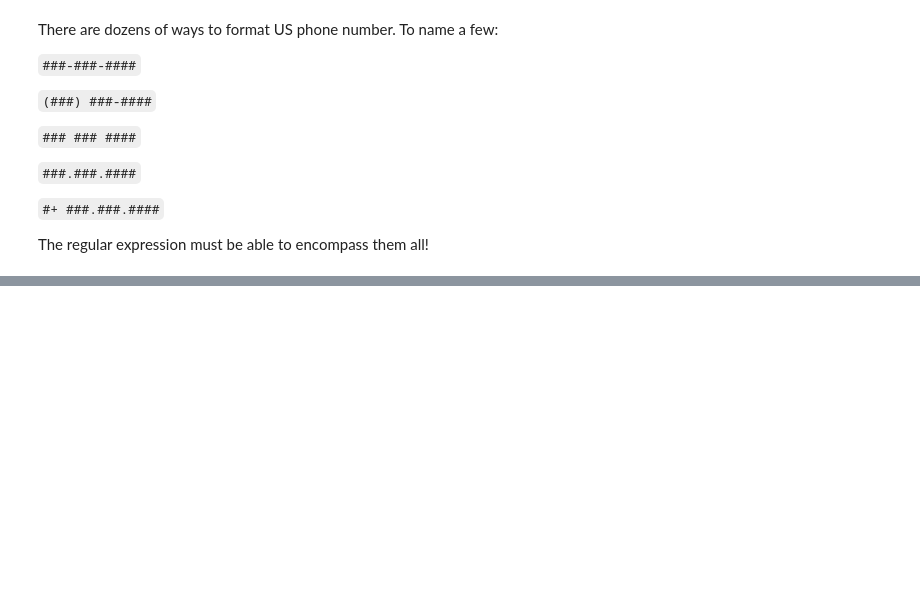
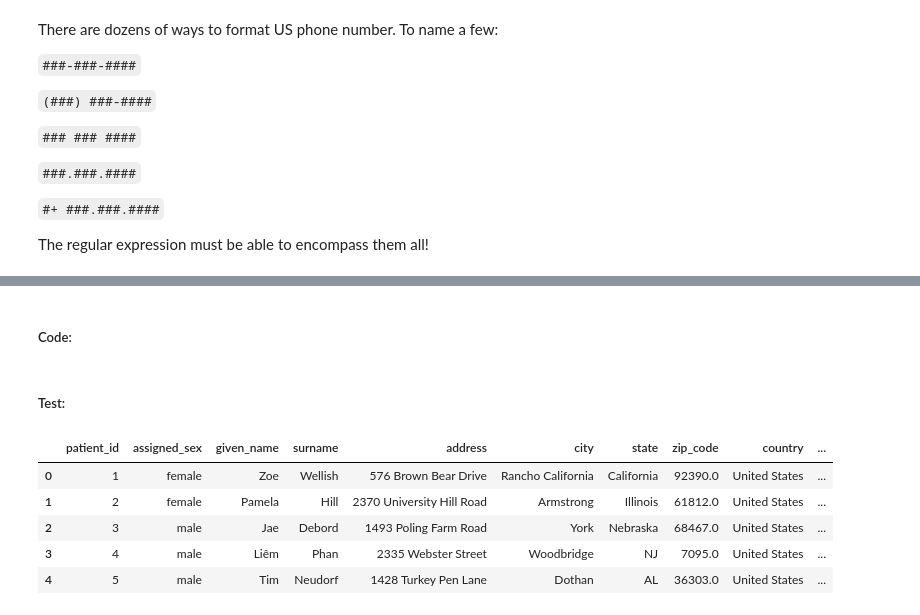
Before and after one commit to tharcyla/data-wrangling, a Jupyter notebook: 04_Cleaning-Data.ipynb, the cells around one changed output, grey strips where cells are left out. Cells and saved outputs as stored; diff of their text form; code cells hidden in the pictures; blank space fills up the shorter version.

```diff
--- a/04_Cleaning-Data.ipynb
+++ b/04_Cleaning-Data.ipynb
@@ -395,4 +393,5 @@ There are dozens of ways to format US phone number. To name a few:
 
 The regular expression must be able to encompass them all!
 # %%
-patients['phone_number'] = patients['contact'].str.extract(r'(\+?\d?[\s.-]?\(?\d{3}\)?[\s.-]?\d{3}[\s.-]?\d{4})', expand=False)
+# use str.extract with a regular expression to get the phone numbers
+patients_clean['phone_number'] = patients_clean['contact'].str.extract(r'(\+?\d?[\s.-]?\(?\d{3}\)?[\s.-]?\d{3}[\s.-]?\d{4})', expand=False)
@@ -427,0 +421,24 @@ array(['951-719-9170', '+1 (217) 569-3204', '402-363-6804',
+# %% [markdown]
+#####  Code:
+# %%
+# use str.extract with a regular expression to get the emails
+# the regular expression must ensure the email starts with a letter and ends with one,
+# with an "@" in the middle
+# use str.lower so the email is formatted all lowercase (not mandatory)
+patients_clean['email'] = patients_clean['contact'].str.extract(r'([a-zA-Z].*@[\w\.]*[a-zA-Z])', expand=False).str.lower()
+
+# drop 'contact' column
+patients_clean.drop(columns='contact', inplace=True)
+# %% [markdown]
+##### Test:
+# %%
+# check to see if the column 'contact' was removed and
+# if the column 'email' was created
+patients_clean.head(5)
+# %% [output]
+|  | patient_id | assigned_sex | given_name | surname | address | city | state | zip_code | country | ... |
+| 0 | 1 | female | Zoe | Wellish | 576 Brown Bear Drive | Rancho California | California | 92390.0 | United States | ... |
+| 1 | 2 | female | Pamela | Hill | 2370 University Hill Road | Armstrong | Illinois | 61812.0 | United States | ... |
+| 2 | 3 | male | Jae | Debord | 1493 Poling Farm Road | York | Nebraska | 68467.0 | United States | ... |
+| 3 | 4 | male | Liêm | Phan | 2335 Webster Street | Woodbridge | NJ | 7095.0 | United States | ... |
+| 4 | 5 | male | Tim | Neudorf | 1428 Turkey Pen Lane | Dothan | AL | 36303.0 | United States | ... |
```
Also changed, not shown: parts of 66 cells of this notebook.
